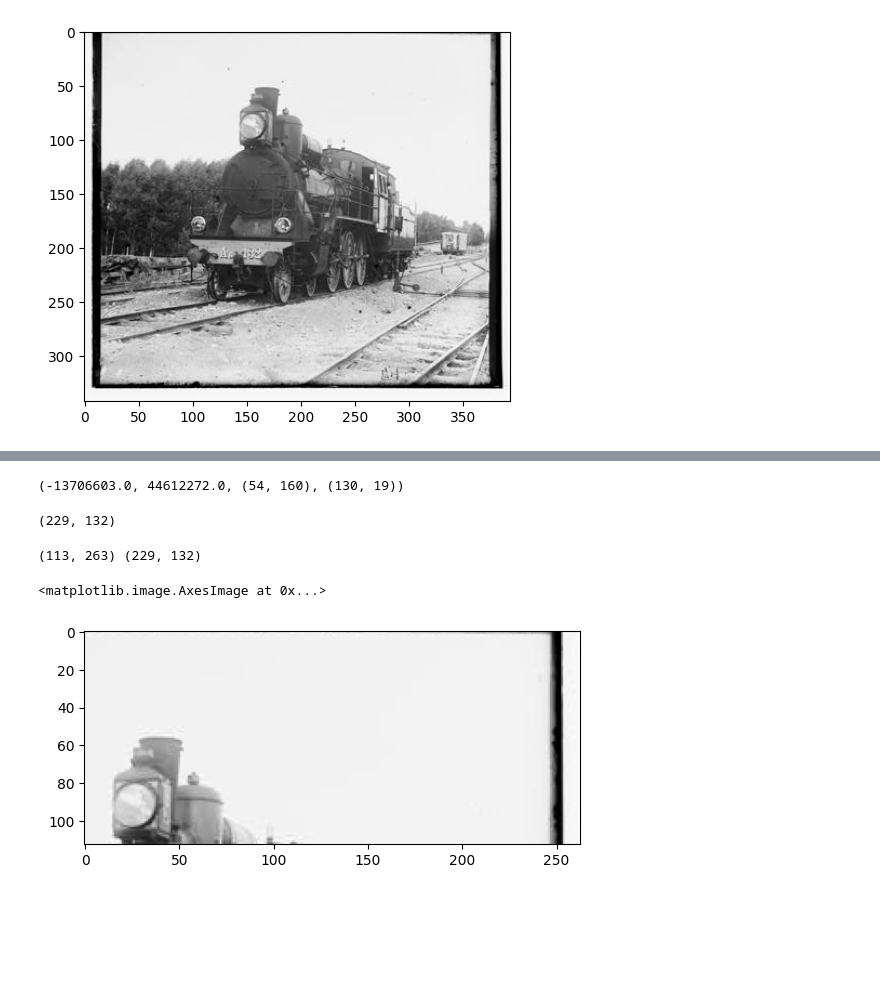
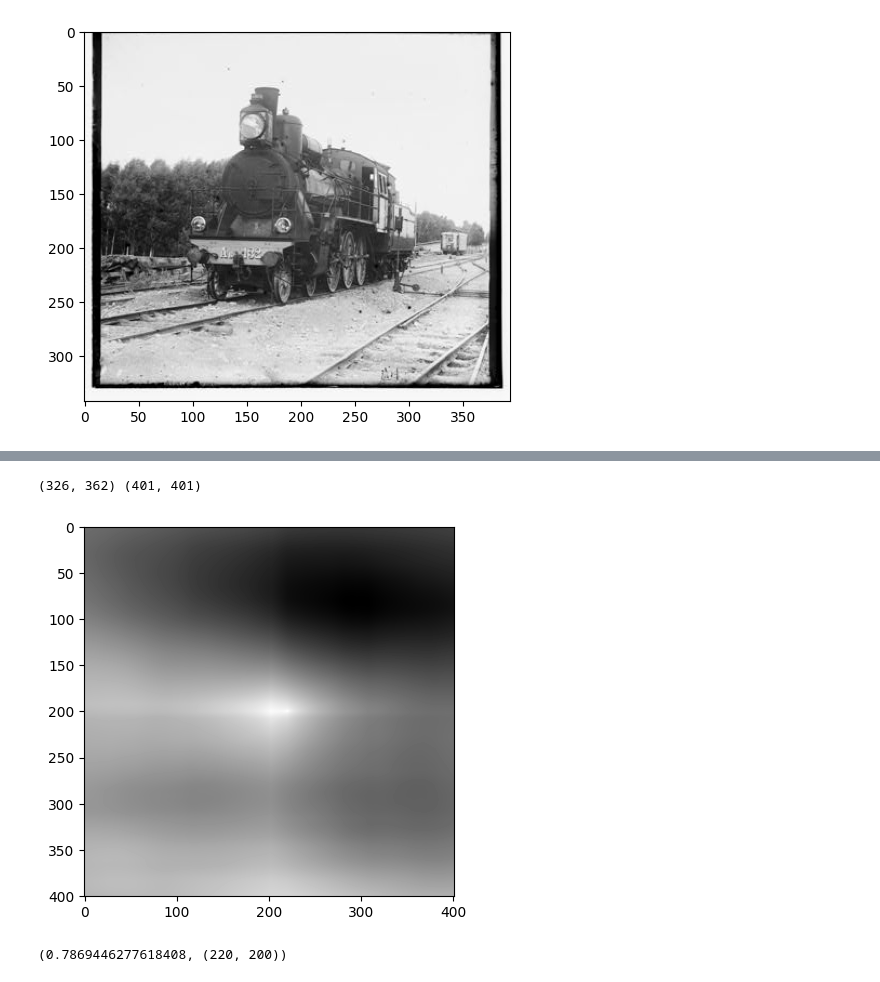
Before and after one commit to albertceballos0/UAB-VC-voice-identification, a Jupyter notebook: LAB2/lab2.ipynb, the cells around one changed output, grey strips where cells are left out. Drawn from its saved outputs; the diff is of its cells as text; code cells hidden in the pictures; blank space fills up the shorter version.

```diff
--- a/LAB2/lab2.ipynb
+++ b/LAB2/lab2.ipynb
@@ -65,22 +103,13 @@ plt.show()
+# %%
+resultado_correlacion = cv2.matchTemplate(imagen1_desplazada, imagen1, cv2.TM_CCOEFF_NORMED)
+print(imagen1.shape, resultado_correlacion.shape)
+plt.imshow(resultado_correlacion, cmap='gray')
+plt.show()
+# %% [output]
+(326, 362) (401, 401)
+[figure, added]
 # %%
-resultado_correlacion = cv2.matchTemplate(imagen1, imagen2_reshape, cv2.TM_CCOEFF)
-
-# Encuentra la ubicación de la mejor coincidencia
 min_val, max_val, min_loc, max_loc = cv2.minMaxLoc(resultado_correlacion)
-
-min_val, max_val, min_loc, max_loc
+max_val, max_loc
 # %% [output]
-(-13706603.0, 44612272.0, (54, 160), (130, 19))
+(0.7869446277618408, (220, 200))
-# %%
-resultado_correlacion.shape
-# %% [output]
-(229, 132)
-# %%
-print(imagen2_reshape.shape, resultado_correlacion.shape)
-# %% [output]
-(113, 263) (229, 132)
-# %%
-plt.imshow(imagen2_reshape, cmap='gray')
-# %% [output]
-<matplotlib.image.AxesImage at 0x...>
-[figure, removed]
```
Also changed, not shown: parts of 18 cells of this notebook.
